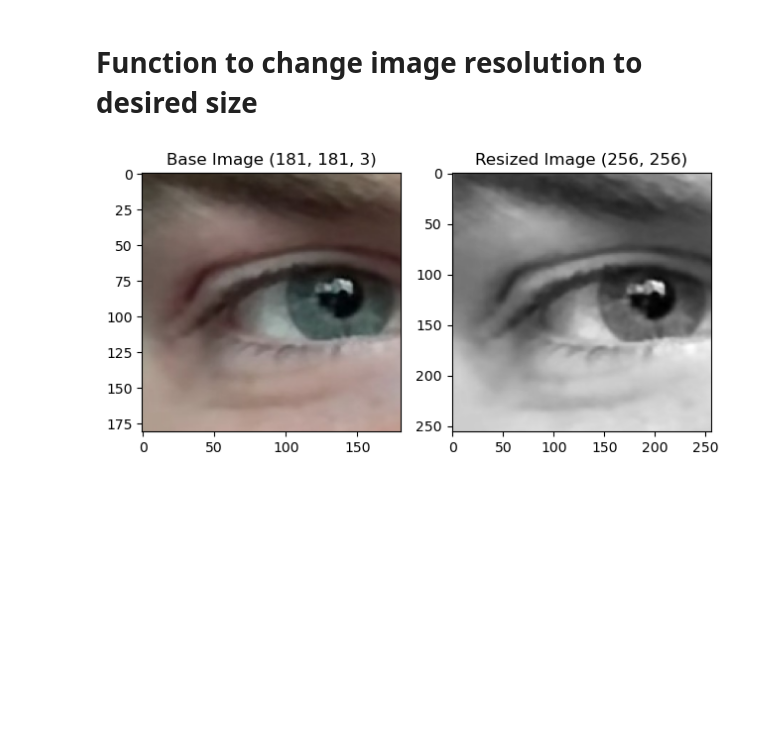
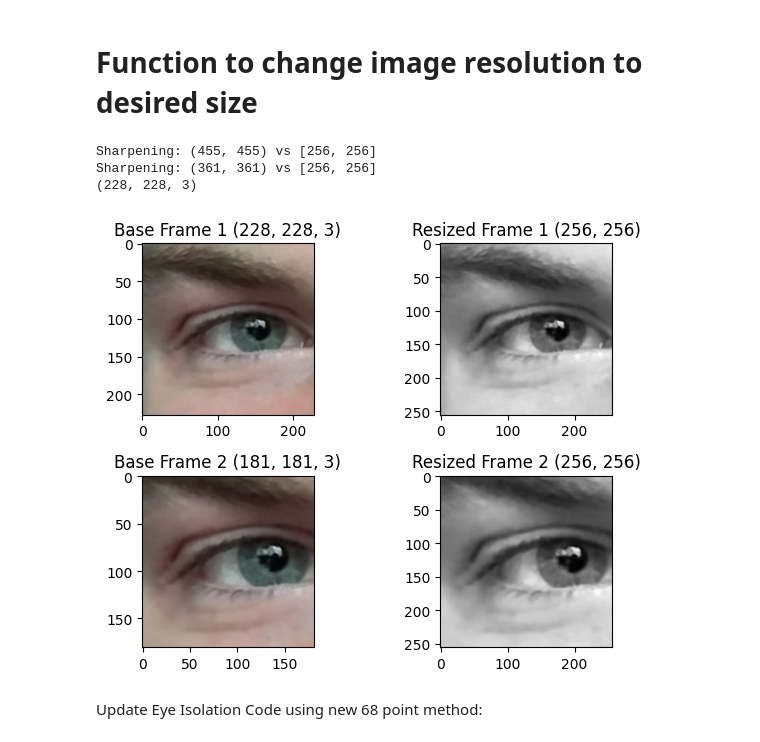
Before and after one commit to MihirJoe/EyesPy-MPD, a Jupyter notebook: ethan_working.ipynb, the cells around one changed output. Cells and saved outputs as stored; diff of their text form; code cells hidden in the pictures; blank space fills up the shorter version.

Commit message:
left_and_right_eye_measurements works for videos

```diff
--- a/ethan_working.ipynb
+++ b/ethan_working.ipynb
@@ -7,6 +7,7 @@ import numpy
 import cv2
 import matplotlib.pyplot as plt
 from scipy import ndimage
+import os
 
 def blur_and_sample(img, a=0.4):
     # Enter your code here
@@ -104,7 +105,7 @@ def downsample_to_ideal(image, ideal_shape = [256,256], a=0.4):
 
 
 
-def change_resolution(image, ideal_shape = [256,256], testing=False):
+def change_resolution(image, ideal_shape = [256,256], testing=False, saving=False):
 # Function that takes an array of images as an input and updates the resolution of each image to make the ideal shape.
 # Uses blurring or reverse blurring/sharpening to decrease and increase resolution (respectively)
 # Inputs:
@@ -112,40 +113,94 @@ def change_resolution(image, ideal_shape = [256,256], testing=False):
 #   ideal_shape: The desired dimensions of each image. Has a default value to match the ML model expected input
 # Outputs:
 #   resized_images: The image array where each image has been resized to the ideal_shape
 
     # first, reduce to grayscale
+    image = numpy.array(image).astype('uint8')
     resized_image = cv2.cvtColor(image, cv2.COLOR_BGR2GRAY)
 
     # while loop to determine if image is correct size
     flag = True
     while(flag):
         if resized_image.shape[0] > ideal_shape[0] * 2: # if image is too large, blur and downsample
             if testing:
-                print('Blurring')
+                print(f'Blurring: {resized_image.shape} vs {ideal_shape}')
             resized_image = blur_and_sample(resized_image)
         elif resized_image.shape[0] < ideal_shape[0]: # if image is too small, sharpen/interpolated it
             resized_image = sharpen(resized_image)
             if testing:
-                print("Sharpening")
+                print(f'Sharpening: {resized_image.shape} vs {ideal_shape}')
         else:
             resized_image = downsample_to_ideal(resized_image, ideal_shape)
             flag = False
 
     return resized_image
 
-image = cv2.imread('./frame_0005_left_eye.jpg')
+def change_resolution_frames(images, ideal_shape = [256,256], eye_type="left", testing=False, saving=False):
+# Function that takes an array of images as an input and updates the resolution of each image to make the ideal shape.
+# Uses blurring or reverse blurring/sharpening to decrease and increase resolution (respectively)
+# Inputs:
+#   images: A LIST of images
+#   ideal_shape: The desired dimensions of each image. Has a default value to match the ML model expected input
+#   testing: prints helpful debugging outputs if true
+#   eye_type: "left" or "right" - impacts file name if saving
+#   saving: saves each image if true
+# Outputs:
+#   resized_images: The image array where each image has been resized to the ideal_shape
+
+    # create array to hold new images
+    # save frame dimensions, use to initialize an array to store the frames
+    frame_dim = list(ideal_shape)
+    frame_dim.insert(0, len(images))
+    resized_images = numpy.zeros(frame_dim).astype('uint8')
+
+    # Create output directory if it doesn't exist
+    output_dir = './cropped_eyes/'
+    os.makedirs(output_dir, exist_ok=True)
+
+    for frame in range(0, len(images)):
+        this_frame = change_resolution(images[frame], ideal_shape, testing, saving)
+        resized_images[frame,:,:] = this_frame
+
+        if saving:
+            output_path = os.path.join(output_dir, f"frame_{frame:04d}_{eye_type}_eye.jpg")
+            cv2.imwrite(output_path, this_frame)
+
+    return(resized_images)
+
+image = cv2.imread('./frame_0000_left_eye.jpg')
+image2 = cv2.imread('./frame_0005_left_eye.jpg')
+
+images = list()
+images.append(image)
+images.append(image2)
+
 corrected_image = numpy.zeros_like(image)
 corrected_image[:,:,0] = image[:,:,2]
 corrected_image[:,:,1] = image[:,:,1]
 corrected_image[:,:,2] = image[:,:,0]
 
-resized_image = change_resolution(image, [256,256])
+corrected_image2 = numpy.zeros_like(image2)
+corrected_image2[:,:,0] = image2[:,:,2]
+corrected_image2[:,:,1] = image2[:,:,1]
+corrected_image2[:,:,2] = image2[:,:,0]
 
-fig, ax = plt.subplots(1,2)
-ax[0].imshow(corrected_image)
-ax[0].set_title(f"Base Image {image.shape}")
-ax[1].imshow(resized_image, cmap='gray')
-ax[1].set_title(f"Resized Image {resized_image.shape}")
+resized_images = change_resolution_frames(images, [256,256], testing=True, saving=True)
+
+fig, ax = plt.subplots(2,2)
+print(corrected_image.shape)
+ax[0,0].imshow(corrected_image)
+ax[0,0].set_title(f"Base Frame 1 {image.shape}")
+ax[0,1].imshow(resized_images[0,:,:], cmap='gray')
+ax[0,1].set_title(f"Resized Frame 1 {resized_images[0].shape}")
+ax[1,0].imshow(corrected_image2)
+ax[1,0].set_title(f"Base Frame 2 {image2.shape}")
+ax[1,1].imshow(resized_images[1,:,:], cmap='gray')
+ax[1,1].set_title(f"Resized Frame 2 {resized_images[1].shape}")
 plt.tight_layout()
 # %% [output]
+Sharpening: (455, 455) vs [256, 256]
+Sharpening: (361, 361) vs [256, 256]
+(228, 228, 3)
-[figure, old version]
+[figure, new version]
+# %% [markdown]
+Update Eye Isolation Code using new 68 point method:
```
Also changed, not shown: parts of 3 cells of this notebook, 2 other files.
